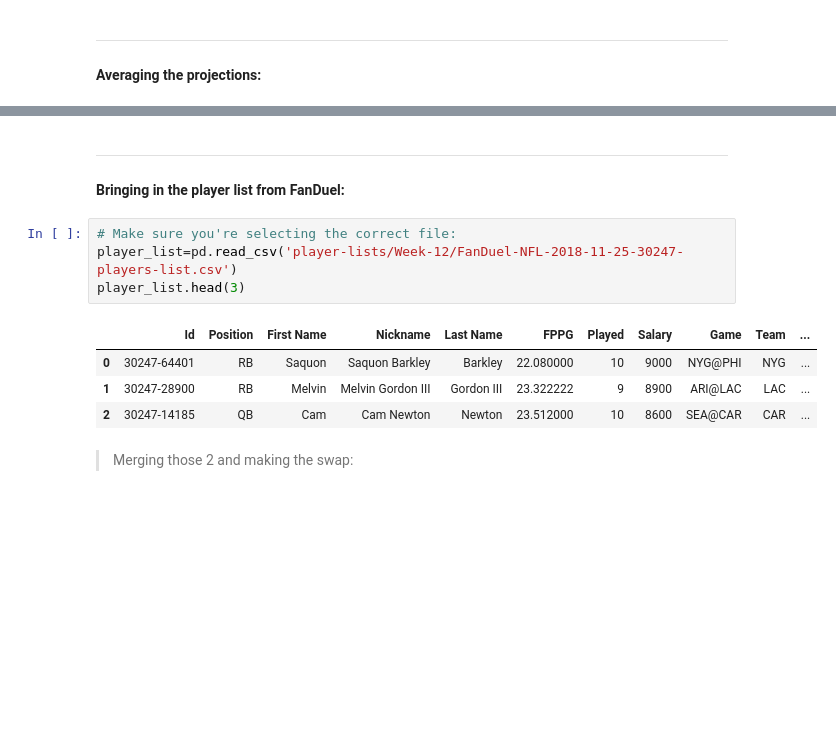
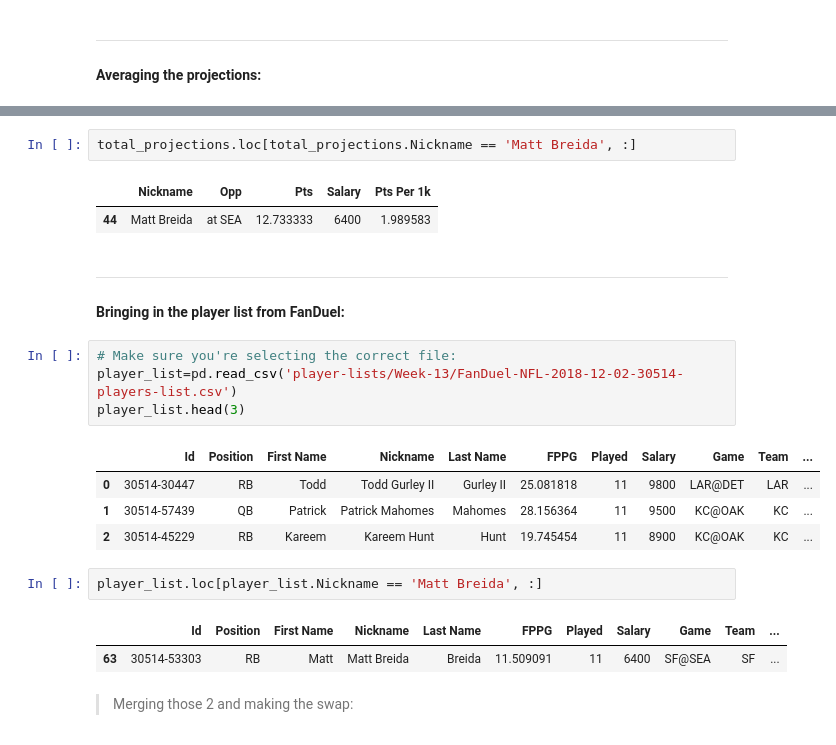
Before and after one commit to dodgemcintosh/FFML, a Jupyter notebook: 7-Generating-FanDuel-Lineups.ipynb, the cells around one changed output, grey strips where cells are left out. Saved outputs shown, nothing was run; the diff lists cells and outputs as text; blank space fills up the shorter version.

Commit message:
Added updated information for Week 13

```diff
--- a/7-Generating-FanDuel-Lineups.ipynb
+++ b/7-Generating-FanDuel-Lineups.ipynb
@@ -104,15 +104,25 @@ total_projections.head(3)
+# %%
+total_projections.loc[total_projections.Nickname == 'Matt Breida', :]
+# %% [output]
+|  | Nickname | Opp | Pts | Salary | Pts Per 1k |
+| 44 | Matt Breida | at SEA | 12.733333 | 6400 | 1.989583 |
 # %% [markdown]
 ___
 #### Bringing in the player list from FanDuel:
 # %%
 # Make sure you're selecting the correct file:
-player_list=pd.read_csv('player-lists/Week-12/FanDuel-NFL-2018-11-25-30247-players-list.csv')
+player_list=pd.read_csv('player-lists/Week-13/FanDuel-NFL-2018-12-02-30514-players-list.csv')
 player_list.head(3)
 # %% [output]
 |  | Id | Position | First Name | Nickname | Last Name | FPPG | Played | Salary | Game | Team | ... |
-| 0 | 30247-64401 | RB | Saquon | Saquon Barkley | Barkley | 22.080000 | 10 | 9000 | NYG@PHI | NYG | ... |
-| 1 | 30247-28900 | RB | Melvin | Melvin Gordon III | Gordon III | 23.322222 | 9 | 8900 | ARI@LAC | LAC | ... |
-| 2 | 30247-14185 | QB | Cam | Cam Newton | Newton | 23.512000 | 10 | 8600 | SEA@CAR | CAR | ... |
+| 0 | 30514-30447 | RB | Todd | Todd Gurley II | Gurley II | 25.081818 | 11 | 9800 | LAR@DET | LAR | ... |
+| 1 | 30514-57439 | QB | Patrick | Patrick Mahomes | Mahomes | 28.156364 | 11 | 9500 | KC@OAK | KC | ... |
+| 2 | 30514-45229 | RB | Kareem | Kareem Hunt | Hunt | 19.745454 | 11 | 8900 | KC@OAK | KC | ... |
+# %%
+player_list.loc[player_list.Nickname == 'Matt Breida', :]
+# %% [output]
+|  | Id | Position | First Name | Nickname | Last Name | FPPG | Played | Salary | Game | Team | ... |
+| 63 | 30514-53303 | RB | Matt | Matt Breida | Breida | 11.509091 | 11 | 6400 | SF@SEA | SF | ... |
 # %% [markdown]
 > Merging those 2 and making the swap:
 # %%
```
Also changed, not shown: parts of 10 cells of this notebook.
